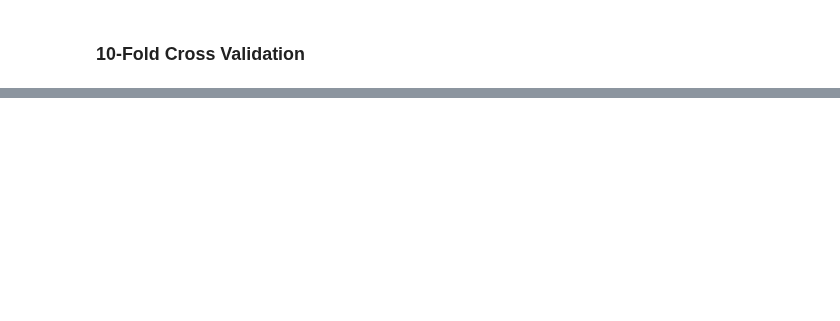
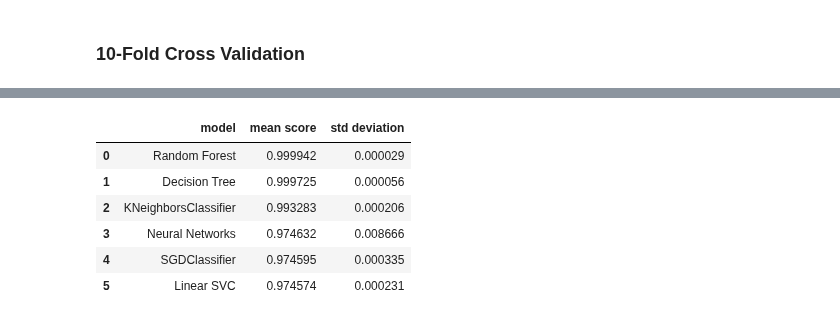
Before and after one commit to RealDyllon/3W-Petrobras, a Jupyter notebook: overviews/_baseline/Severe_Slugging_Classification.ipynb, the cells around one changed output, grey strips where cells are left out. Drawn from its saved outputs; the diff is of its cells as text; code cells hidden in the pictures; blank space fills up the shorter version.

```diff
--- a/overviews/_baseline/Severe_Slugging_Classification.ipynb
+++ b/overviews/_baseline/Severe_Slugging_Classification.ipynb
@@ -1365,0 +1325,42 @@ plt.show()
+# %%
+results = [
+    {
+        'model': 'Random Forest',
+        'mean score': np.mean(scores_rf_pipeline),
+        'std deviation': np.std(scores_rf_pipeline)
+    },{
+        'model': 'Decision Tree',
+        'mean score': np.mean(scores_tree_pipeline),
+        'std deviation': np.std(scores_tree_pipeline)
+    },{
+        'model': 'KNeighborsClassifier',
+        'mean score': np.mean(scores_knn_pipeline),
+        'std deviation': np.std(scores_knn_pipeline)
+    },{
+        'model': 'Neural Networks',
+        'mean score': np.mean(scores_ann_pipeline),
+        'std deviation': np.std(scores_ann_pipeline)
+    },{
+        'model': 'SGDClassifier',
+        'mean score': np.mean(scores_sgd_pipeline),
+        'std deviation': np.std(scores_sgd_pipeline)
+    },{
+        'model': 'Linear SVC',
+        'mean score': np.mean(scores_linear_svc_pipeline),
+        'std deviation': np.std(scores_linear_svc_pipeline)
+    }
+]
+
+# create a DataFrame from the list of dictionaries
+results_df = pd.DataFrame(results)
+
+# print the DataFrame
+results_df.head(6)
+# %% [output]
+|  | model | mean score | std deviation |
+| 0 | Random Forest | 0.999942 | 0.000029 |
+| 1 | Decision Tree | 0.999725 | 0.000056 |
+| 2 | KNeighborsClassifier | 0.993283 | 0.000206 |
+| 3 | Neural Networks | 0.974632 | 0.008666 |
+| 4 | SGDClassifier | 0.974595 | 0.000335 |
+| 5 | Linear SVC | 0.974574 | 0.000231 |
```
Also changed, not shown: parts of 87 cells of this notebook, 1 other file.
